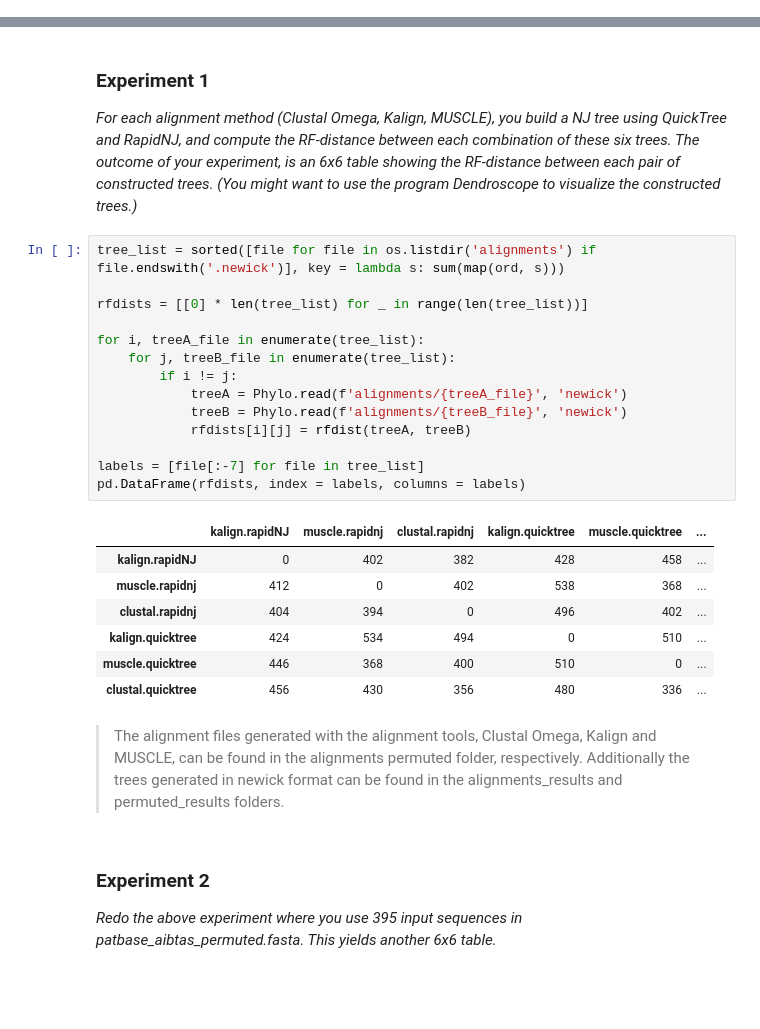
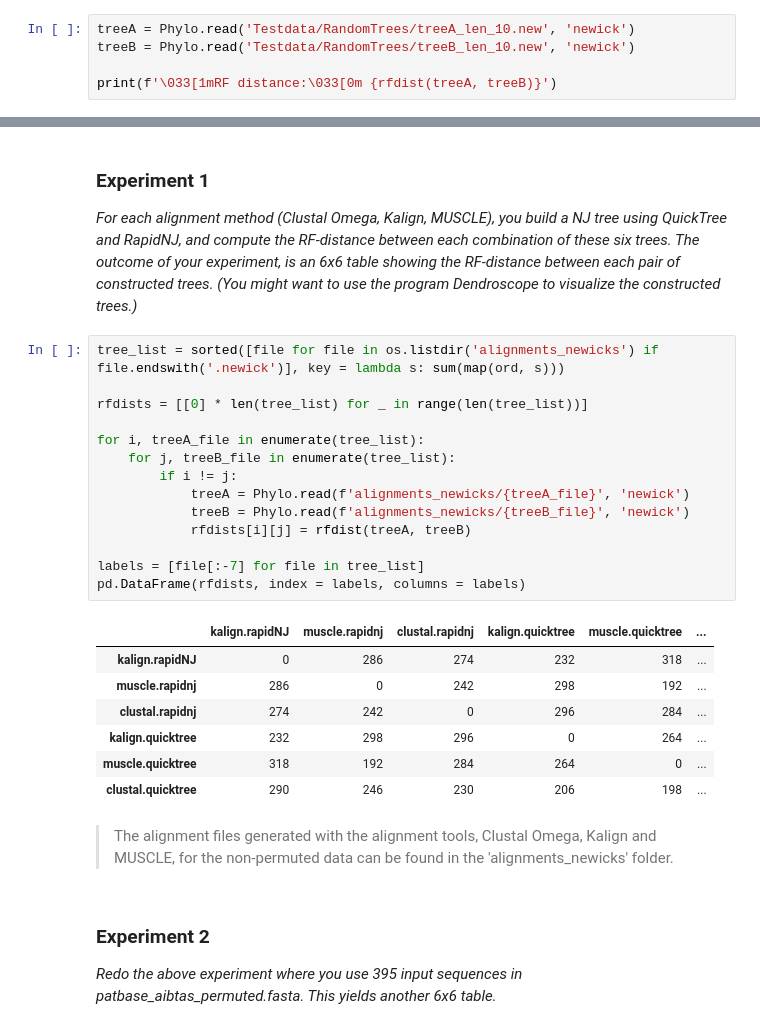
Before and after one commit to lauramhfur/AiB_Projects, a Jupyter notebook: Project_4/aib_project_4.ipynb, the cells around one changed output, grey strips where cells are left out. Saved outputs shown, nothing was run; the diff lists cells and outputs as text; blank space fills up the shorter version.

```diff
--- a/Project_4/aib_project_4.ipynb
+++ b/Project_4/aib_project_4.ipynb
@@ -134,0 +138,5 @@ RF distance: 8
+# %%
+treeA = Phylo.read('Testdata/RandomTrees/treeA_len_10.new', 'newick')
+treeB = Phylo.read('Testdata/RandomTrees/treeB_len_10.new', 'newick')
+
+print(f'\033[1mRF distance:\033[0m {rfdist(treeA, treeB)}')
@@ -206,29 +217,29 @@ Converting to Stockholm-format: You can use the online converter available at ht
 ### **Experiment 1**
 *For each alignment method (Clustal Omega, Kalign, MUSCLE), you build a NJ tree using QuickTree and RapidNJ, and compute the RF-distance between each combination of these six trees. The outcome of your experiment, is an 6x6 table showing the RF-distance between each pair of constructed trees. (You might want to use the program Dendroscope to visualize the constructed trees.)*
 # %%
-tree_list = sorted([file for file in os.listdir('alignments') if file.endswith('.newick')], key = lambda s: sum(map(ord, s)))
+tree_list = sorted([file for file in os.listdir('alignments_newicks') if file.endswith('.newick')], key = lambda s: sum(map(ord, s)))
 
 rfdists = [[0] * len(tree_list) for _ in range(len(tree_list))]
 
 for i, treeA_file in enumerate(tree_list):
     for j, treeB_file in enumerate(tree_list):
         if i != j:
-            treeA = Phylo.read(f'alignments/{treeA_file}', 'newick')
-            treeB = Phylo.read(f'alignments/{treeB_file}', 'newick')
+            treeA = Phylo.read(f'alignments_newicks/{treeA_file}', 'newick')
+            treeB = Phylo.read(f'alignments_newicks/{treeB_file}', 'newick')
             rfdists[i][j] = rfdist(treeA, treeB)
 
 labels = [file[:-7] for file in tree_list]
 pd.DataFrame(rfdists, index = labels, columns = labels)
 # %% [output]
 |  | kalign.rapidNJ | muscle.rapidnj | clustal.rapidnj | kalign.quicktree | muscle.quicktree | ... |
-| kalign.rapidNJ | 0 | 402 | 382 | 428 | 458 | ... |
-| muscle.rapidnj | 412 | 0 | 402 | 538 | 368 | ... |
-| clustal.rapidnj | 404 | 394 | 0 | 496 | 402 | ... |
-| kalign.quicktree | 424 | 534 | 494 | 0 | 510 | ... |
-| muscle.quicktree | 446 | 368 | 400 | 510 | 0 | ... |
-| clustal.quicktree | 456 | 430 | 356 | 480 | 336 | ... |
+| kalign.rapidNJ | 0 | 286 | 274 | 232 | 318 | ... |
+| muscle.rapidnj | 286 | 0 | 242 | 298 | 192 | ... |
+| clustal.rapidnj | 274 | 242 | 0 | 296 | 284 | ... |
+| kalign.quicktree | 232 | 298 | 296 | 0 | 264 | ... |
+| muscle.quicktree | 318 | 192 | 284 | 264 | 0 | ... |
+| clustal.quicktree | 290 | 246 | 230 | 206 | 198 | ... |
 # %% [markdown]
->The alignment files generated with the alignment tools, Clustal Omega, Kalign and MUSCLE, can be found in the alignments permuted folder, respectively. Additionally the trees generated in newick format can be found in the alignments_results and permuted_results folders.
+>The alignment files generated with the alignment tools, Clustal Omega, Kalign and MUSCLE, for the non-permuted data can be found in the 'alignments_newicks' folder.
 # %% [markdown]
 ### **Experiment 2**
 *Redo the above experiment where you use 395 input sequences in patbase_aibtas_permuted.fasta. This yields another 6x6 table.*
```
Also changed, not shown: parts of 13 cells of this notebook, 16 other files.
